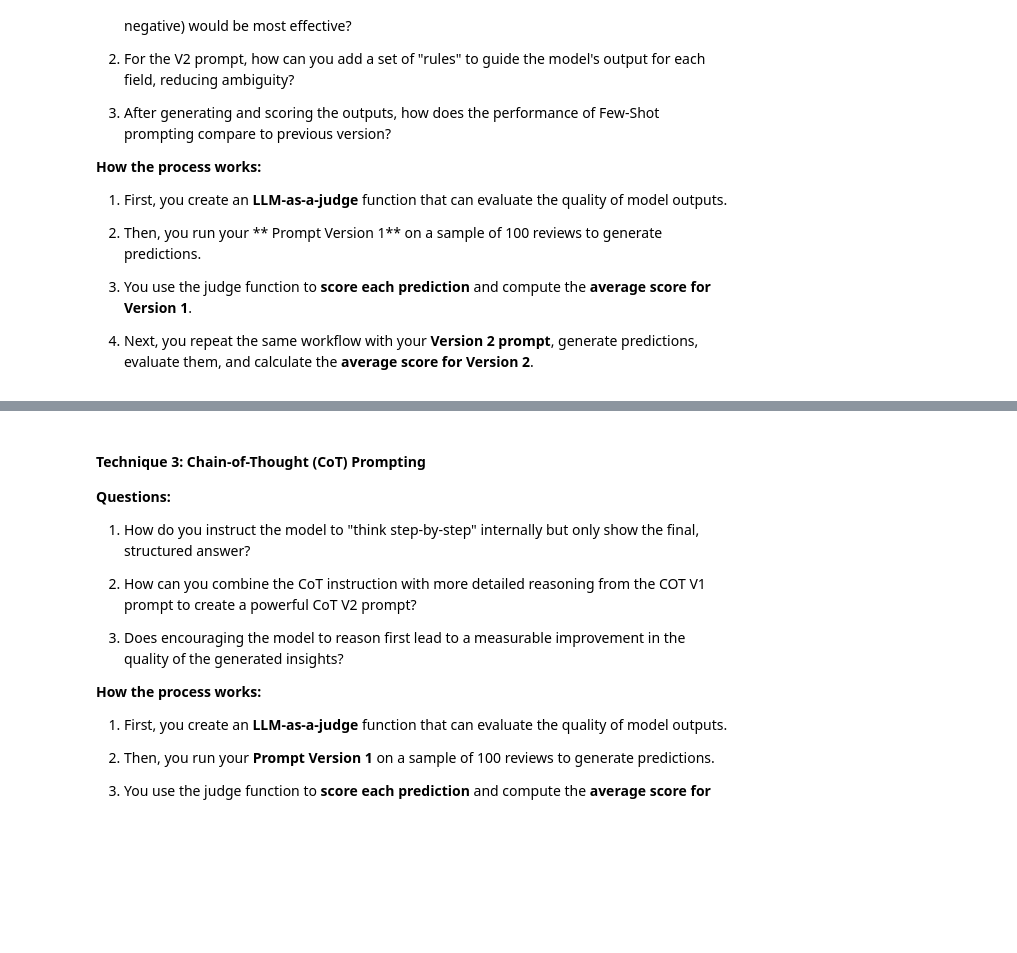
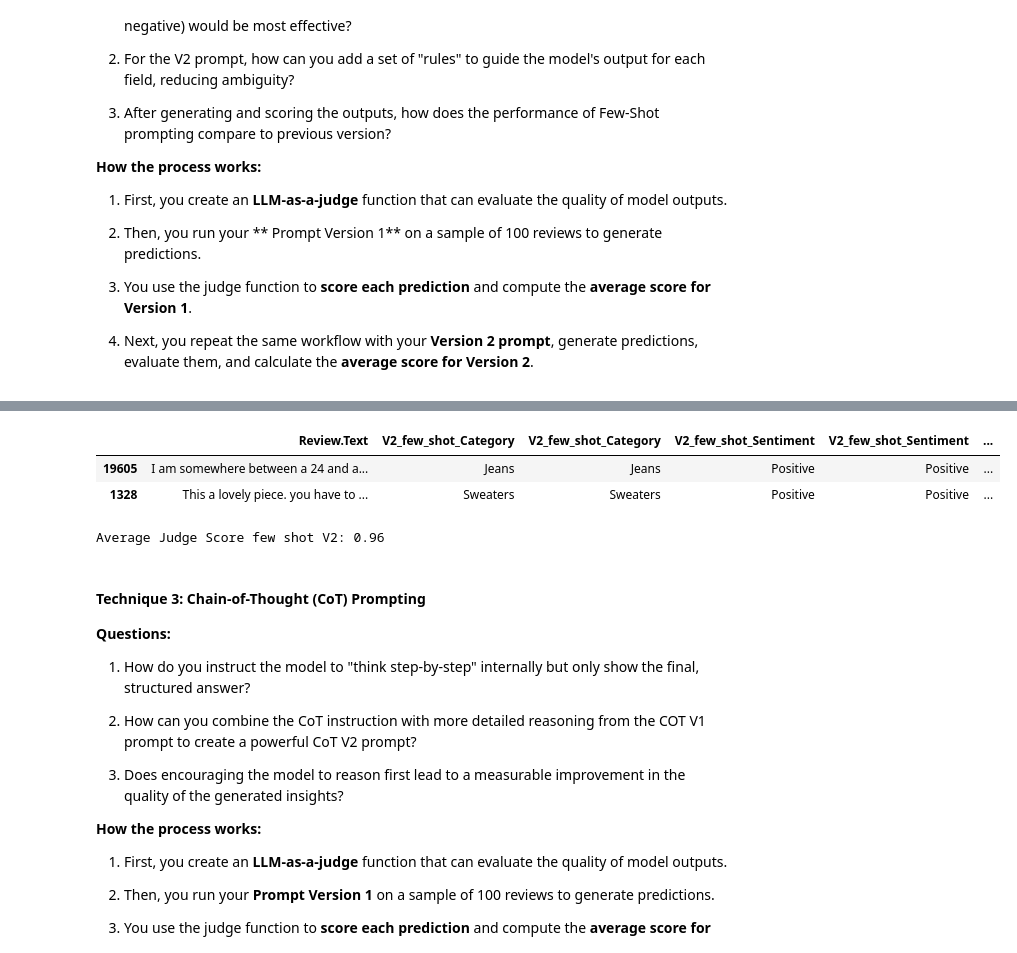
Before and after one commit to mikejoe144/MIT_Course_Capstone_Project, a Jupyter notebook: Real-Time_Retail_Feedback_Intelligence_Full_code.ipynb, the cells around one changed output, grey strips where cells are left out. Saved outputs shown, nothing was run; the diff lists cells and outputs as text; code cells hidden in the pictures; blank space fills up the shorter version.

```diff
--- a/Real-Time_Retail_Feedback_Intelligence_Full_code.ipynb
+++ b/Real-Time_Retail_Feedback_Intelligence_Full_code.ipynb
@@ -999,0 +1248,5 @@ Average Judge Score zero shot V2: 0.94
+# %%
+#Apply few-shot function to dataframe
+few_shot_results_V2 = sample_df['Review.Text'].apply(
+    lambda x: few_shot_review(x, prompt)
+)
@@ -1000,3 +1280,33 @@ Average Judge Score zero shot V2: 0.94
+# %%
+#Apply judge function
+sample_df['V2_few_shot_judge_result'] = sample_df.apply(
+    lambda row: judge_output(row['Review.Text'], row['model_output']),
+    axis=1
+)
+
+#Split judge output into separate columns
+sample_df[['V2_few_shot_judge_text', 'V2_few_shot_judge_score']] = pd.DataFrame(
+    sample_df['V2_few_shot_judge_result'].tolist(),
+    index=sample_df.index
+)
+# %%
+sample_df[['Review.Text',
+           'V2_few_shot_Category',
+           'V2_few_shot_Sentiment',
+           'V2_few_shot_Urgency',
+           'V2_few_shot_Personalized_Message',
+           'V2_few_shot_Retail_Insight',
+           'V2_few_shot_judge_text',
+           'V2_few_shot_judge_score']]
+# %% [output]
+|  | Review.Text | V2_few_shot_Category | V2_few_shot_Category | V2_few_shot_Sentiment | V2_few_shot_Sentiment | ... |
+| 19605 | I am somewhere between a 24 and a... | Jeans | Jeans | Positive | Positive | ... |
+| 1328 | This a lovely piece. you have to ... | Sweaters | Sweaters | Positive | Positive | ... |
+# %%
+#average of the judge score for V2 few shot prompt is
+print("Average Judge Score few shot V2:", round(sample_df['V2_few_shot_judge_score'].mean(), 2))
+# %% [output]
+Average Judge Score few shot V2: 0.96
 # %% [markdown]
 #### **Technique 3: Chain-of-Thought (CoT) Prompting**
 
```
Also changed, not shown: parts of 12 cells of this notebook.
